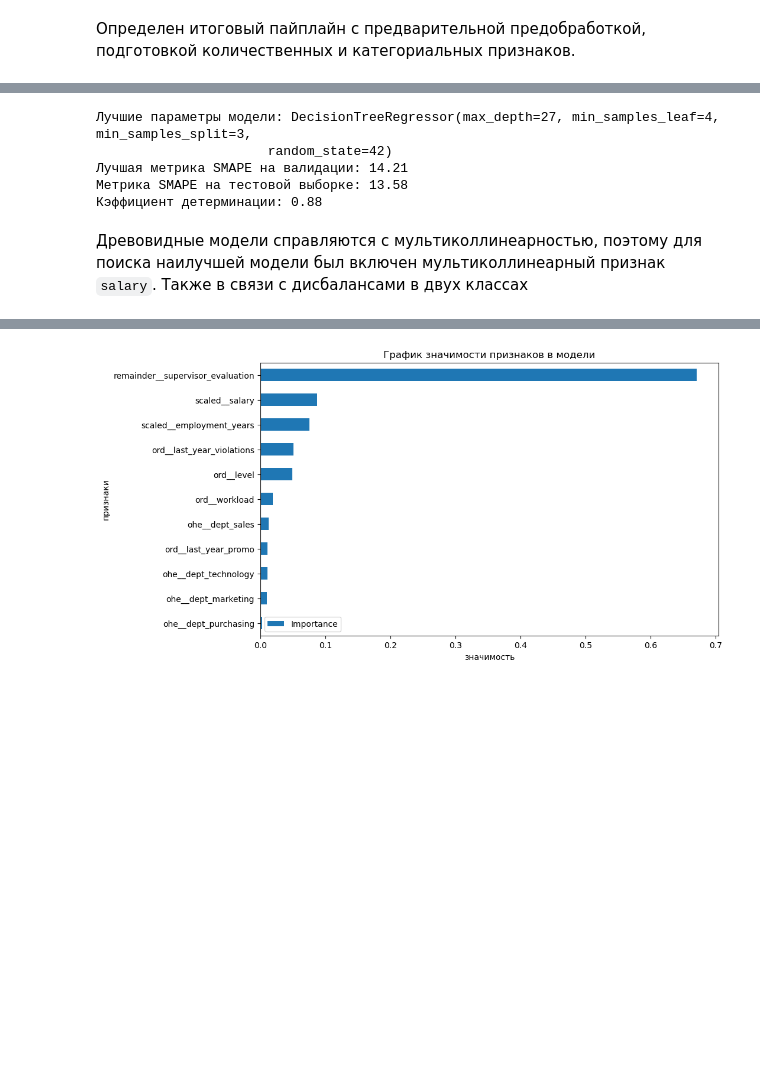
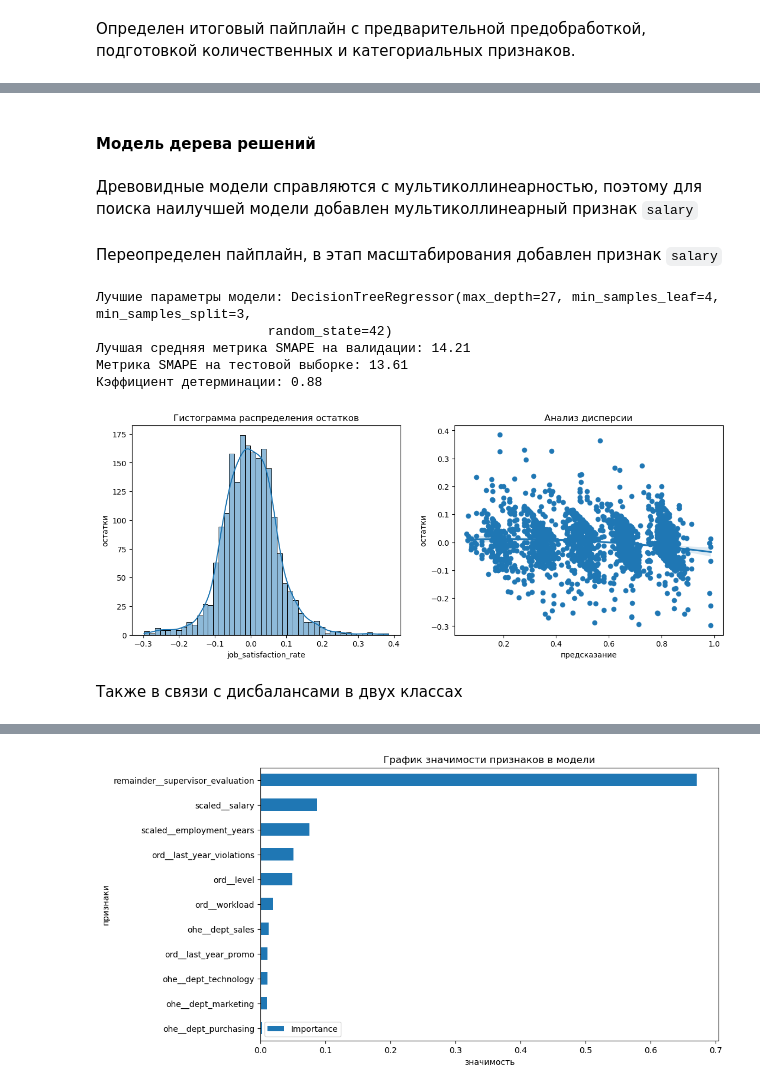
Before and after one commit to serguntsov/ML_HR_ANALYST, a Jupyter notebook: satisfaction_rate_job.ipynb, the cells around one changed output, grey strips where cells are left out. Saved outputs shown, nothing was run; the diff lists cells and outputs as text; code cells hidden in the pictures; blank space fills up the shorter version.

```diff
--- a/satisfaction_rate_job.ipynb
+++ b/satisfaction_rate_job.ipynb
@@ -518,3 +565,30 @@ smape_score = make_scorer(smape_metric, greater_is_better=False)
+# %% [markdown]
+#### Модель дерева решений
+# %%
+X_train = train_job_satisfaction.drop(['id', 'job_satisfaction_rate'], axis=1)
+X_test = test_job_satisfaction.drop(['id', 'job_satisfaction_rate'], axis=1)
+
+scaled_cols.append('salary')
+# %% [markdown]
+Древовидные модели справляются с мультиколлинеарностью, поэтому для поиска наилучшей модели добавлен мультиколлинеарный признак `salary`
+# %%
+data_preprocessor = ColumnTransformer(
+    [
+        ('ohe', pipe_ohe, ohe_cols),
+        ('ord', pipe_ord, ord_cols),
+        ('scaled', MinMaxScaler(), scaled_cols)
+    ],
+    remainder='passthrough'
+)
+
+
+pipe_final = Pipeline([
+    ('fillna', preliminary_preprocessor),
+    ('preprocessor', data_preprocessor),
+    ('models', LinearRegression())
+])
+# %% [markdown]
+Переопределен пайплайн, в этап масштабирования добавлен признак `salary`
 # %%
 param_distributions = {
     "models": distributions.CategoricalDistribution([
@@ -550,23 +624,26 @@ pbar.close()
 # %%
 model = oscv.best_estimator_.named_steps['models']
 preprocessor = oscv.best_estimator_.named_steps['preprocessor']
 fillna_preprocessor = oscv.best_estimator_.named_steps['fillna']
 
 
 print('Лучшие параметры модели:', oscv.best_params_['models'])
-print('Лучшая метрика SMAPE на валидации:', round(-oscv.best_score_, 2))
+print('Лучшая средняя метрика SMAPE на валидации:', round(-oscv.best_score_, 2))
 
 X_test_scalled = preprocessor.transform(
                             fillna_preprocessor.transform(X_test)
                         )
+y_pred = model.predict(X_test_scalled)
+print('Метрика SMAPE на тестовой выборке:', round(smape_metric(y_test, y_pred), 2))
+print('Кэффициент детерминации:', round(r2_score(y_test, y_pred), 2))
 
-print('Метрика SMAPE на тестовой выборке:', round(smape_metric(y_test, model.predict(X_test_scalled)), 2))
-print('Кэффициент детерминации:', round(r2_score(y_test, model.predict(X_test_scalled)), 2))
+residuals_plot(y_pred, y_test - y_pred)
 # %% [output]
 Лучшие параметры модели: DecisionTreeRegressor(max_depth=27, min_samples_leaf=4, min_samples_split=3,
                       random_state=42)
-Лучшая метрика SMAPE на валидации: 14.21
-Метрика SMAPE на тестовой выборке: 13.58
+Лучшая средняя метрика SMAPE на валидации: 14.21
+Метрика SMAPE на тестовой выборке: 13.61
 Кэффициент детерминации: 0.88
+[figure, added]
 # %% [markdown]
-Древовидные модели справляются с мультиколлинеарностью, поэтому для поиска наилучшей модели был включен мультиколлинеарный признак `salary`. Также в связи с дисбалансами в двух классах
+Также в связи с дисбалансами в двух классах
```
Also changed, not shown: parts of 16 cells of this notebook, 1 other file.
